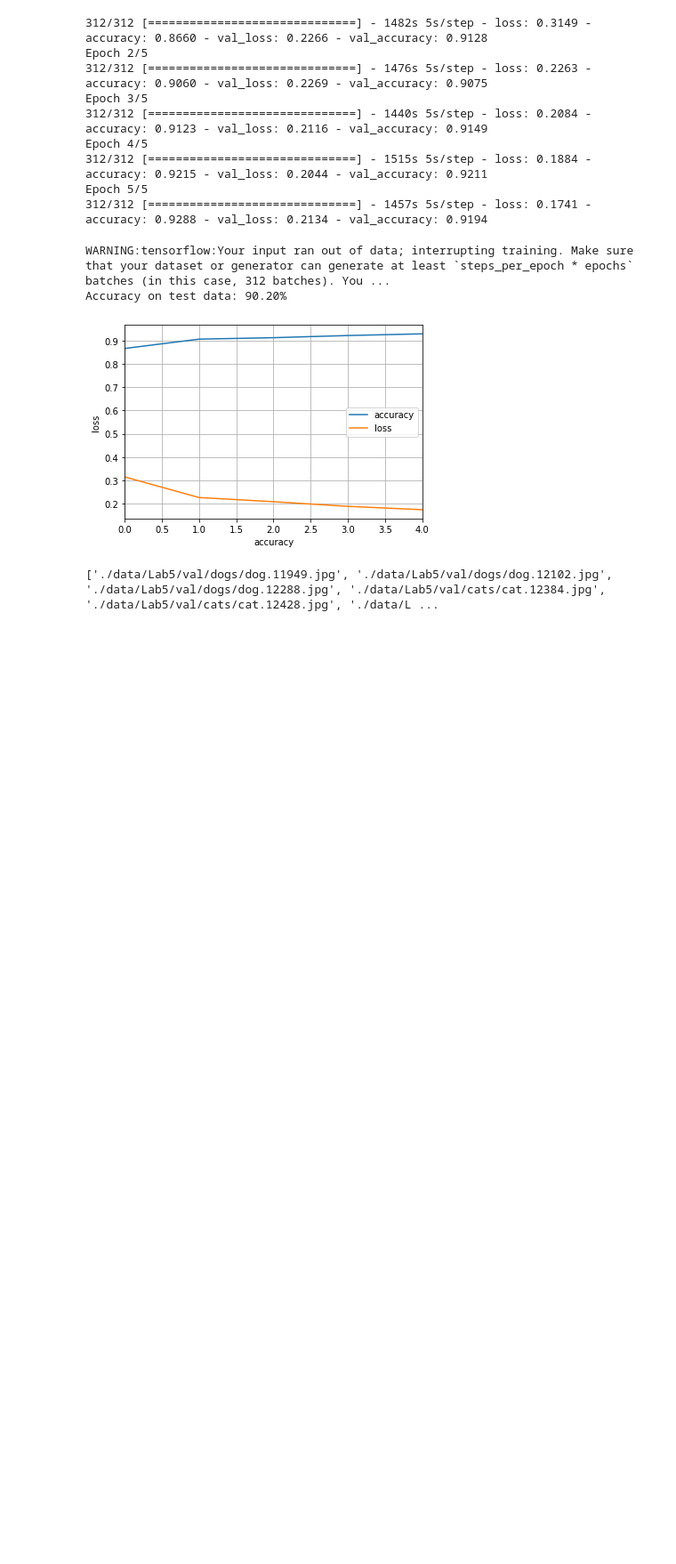
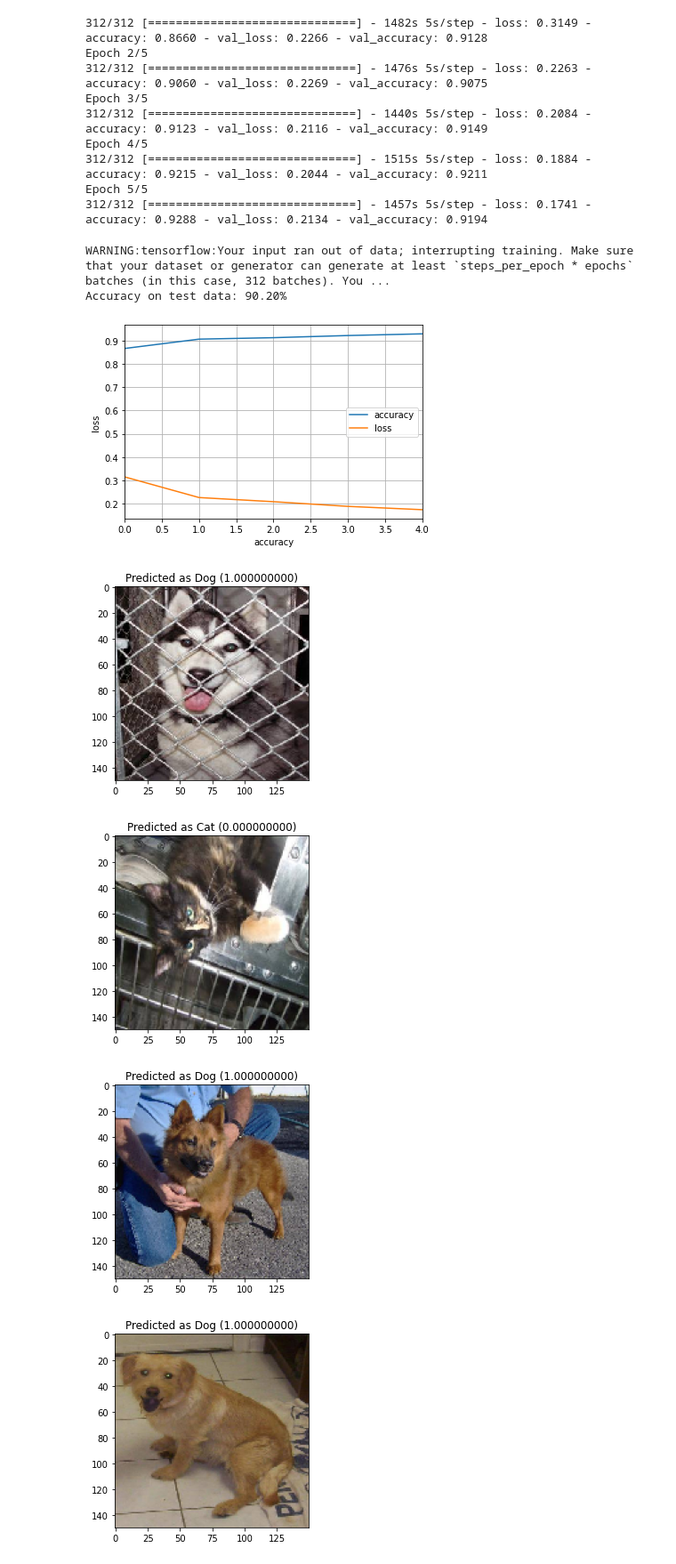
Before and after one commit to bogya345/MLT_labs, a Jupyter notebook: Volkov_Bogdan_J41321c_MLT_2022_Lab5.ipynb, the cells around one changed output. Shown at 89% size. Cells and saved outputs as stored; diff of their text form; code cells hidden in the pictures; blank space fills up the shorter version.

```diff
--- a/Volkov_Bogdan_J41321c_MLT_2022_Lab5.ipynb
+++ b/Volkov_Bogdan_J41321c_MLT_2022_Lab5.ipynb
@@ -385,10 +385,13 @@ def checking(files, model, target_size=(img_width, img_height)):
         continue
     pass
 # %%
-files_to_check_dogs = ['./data/Lab5/val/dogs/'+i for i in random.choices(os.listdir('./data/Lab5/val/dogs/'), k=5)]
-files_to_check_cats = ['./data/Lab5/val/cats/'+i for i in random.choices(os.listdir('./data/Lab5/val/cats/'), k=5)]
+files_to_check_dogs = ['./data/Lab5/val/dogs/'+i for i in random.choices(os.listdir('./data/Lab5/val/dogs/'), k=3)]
+files_to_check_cats = ['./data/Lab5/val/cats/'+i for i in random.choices(os.listdir('./data/Lab5/val/cats/'), k=3)]
 files_to_check = files_to_check_dogs + files_to_check_cats
 random.shuffle(files_to_check)
-print(files_to_check)
+checking(files_to_check, model)
 # %% [output]
-['./data/Lab5/val/dogs/dog.11949.jpg', './data/Lab5/val/dogs/dog.12102.jpg', './data/Lab5/val/dogs/dog.12288.jpg', './data/Lab5/val/cats/cat.12384.jpg', './data/Lab5/val/cats/cat.12428.jpg', './data/L ...
+[figure, added]
+[figure, added]
+[figure, added]
+[figure, added]
```
Also changed, not shown: parts of 2 cells of this notebook.
